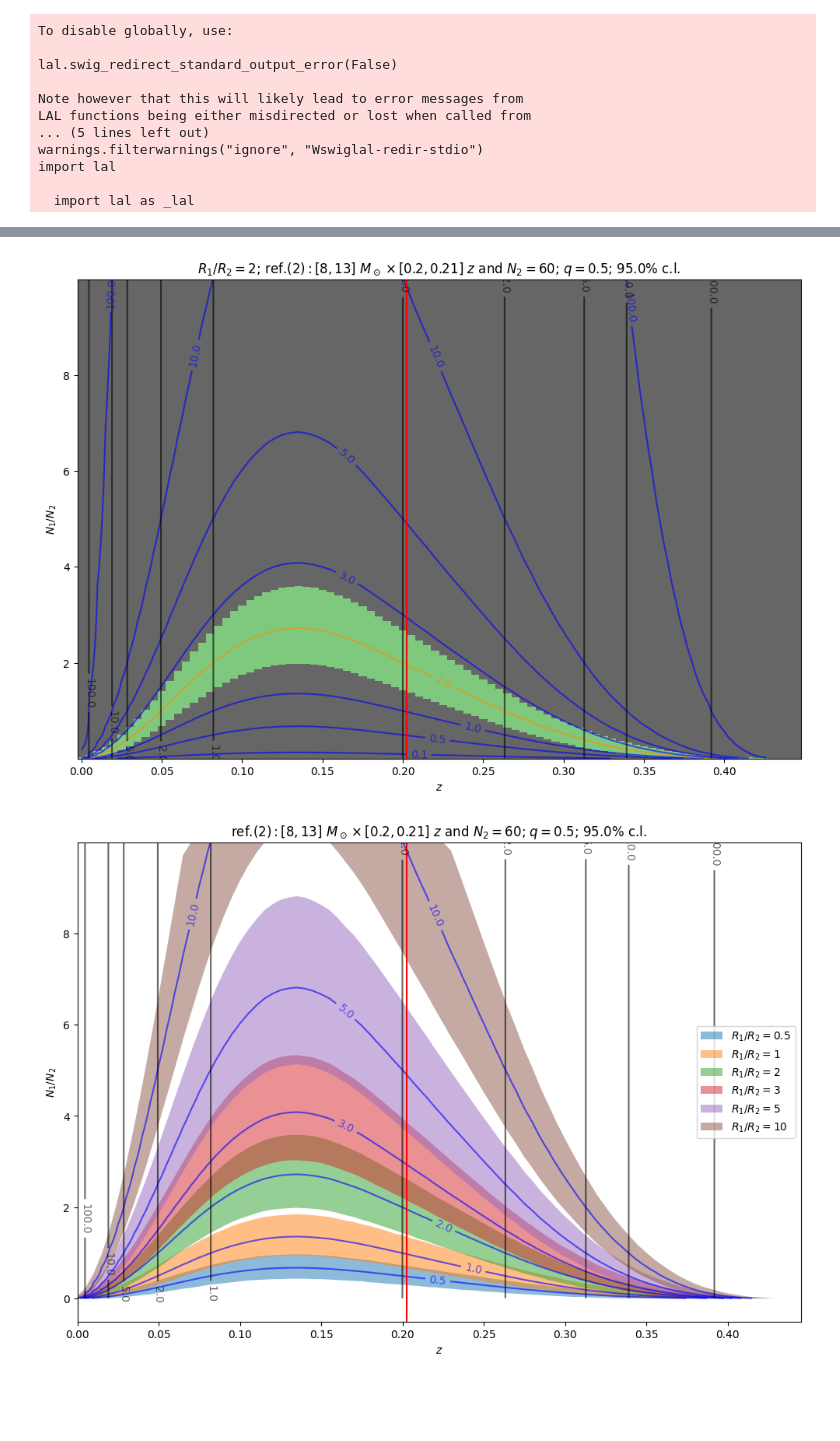
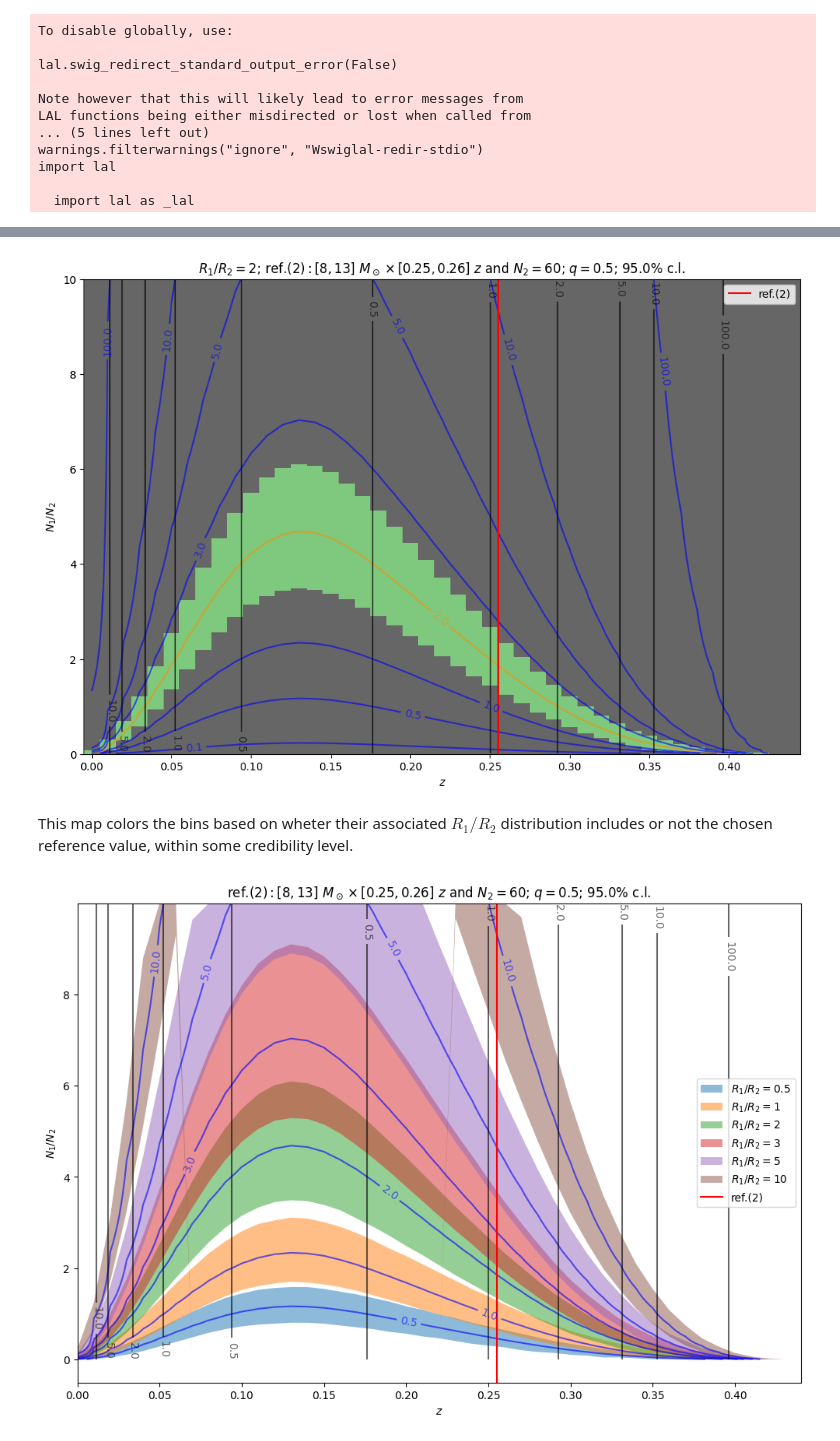
Before and after one commit to F3Solid/master_thesis, a Jupyter notebook: bin_comparison_map_1.ipynb, the cells around one changed output, grey strips where cells are left out. Cells and saved outputs as stored; diff of their text form; code cells hidden in the pictures; blank space fills up the shorter version.

Commit message:
Update bin_comparison_map_1.ipynb
Trying to interpolate contour levels

```diff
--- a/bin_comparison_map_1.ipynb
+++ b/bin_comparison_map_1.ipynb
@@ -25,12 +27,8 @@ import lal
   import lal as _lal
 # %%
 minf, msup = 8, 13
-zw = 0.005 # Width of redshift bins
-zref = 0.2 # Reference redshift (inferior limit of reference redshift bin)
+zw = 0.01 # Width of redshift bins
 q = 0.5 # # q = m2 / m1, with m2 <= m1
-
-bin2_ref = MZQbin(minf, msup, zref, zref + zw, q)
-N2_ref = 60
 
 T_obs = 1
 
@@ -38,7 +36,7 @@ zinf_axis = np.arange(0, 0.45, zw) # Inferior limits of map's redshift bins
 bins_axis = [MZQbin(minf, msup, zinf, zinf + zw, q) for zinf in zinf_axis]
 R1_R2_axis = np.arange(0.01, 5, 0.01)
 
-N1_N2_axis = np.arange(0.01, 10, 0.01)
+N1_N2_axis = np.arange(0.01, 10, 0.02)
 
 cl = 0.95
 # %%
@@ -62,2 +59,7 @@ bin2_ref.VTmc(T_obs)
 if __name__ == '__main__':
     bin_initializer(bins_axis, T_obs)
+# %%
+zref = 0.25 # Reference redshift (inferior limit of reference redshift bin)
+bin2_ref = MZQbin(minf, msup, zref, zref + zw, q)
+N2_ref = 60
+bin2_ref.VTmc(T_obs)
@@ -240,7 +268,7 @@ fig, ax = plt.subplots(figsize=(12, 8))
 ax.set_title(r'$R_1 / R_2 = {5}$; $\text{{ref.(2)}}: [{0}, {1}]\ M_\odot \times [{2}, {3}]\ z$ and $N_2 = {4}$; $q = {6}$; {7}% c.l.'.format(bin2_ref.minf,
                                                                                                                        bin2_ref.msup,
                                                                                                                        bin2_ref.zinf,
-                                                                                                                       np.format_float_positional(bin2_ref.zsup, 2),
+                                                                                                                       np.format_float_positional(bin2_ref.zsup, 3),
                                                                                                                        N2_ref,
                                                                                                                        R1_R2_ref,
                                                                                                                        q,
@@ -267,45 +295,49 @@ cf = ax.contour(zinf_axis, N1_N2_axis, R1_R2_a_array,
 ax.clabel(cf)
 
 # Reference line for the reference bin
-ax.axvline((bin2_ref.zinf + bin2_ref.zsup) / 2, color='red')
+ax.axvline((bin2_ref.zinf + bin2_ref.zsup) / 2, color='red', label='ref.(2)')
+
+ax.legend()
 
 plt.show()
 # %% [output]
-[figure, old version]
+[figure, new version]
+# %% [markdown]
+This map colors the bins based on wheter their associated $R_1 / R_2$ distribution includes or not the chosen reference value, within some credibility level.
 # %%
 fig, ax = plt.subplots(figsize=(12, 8))
 
 ax.set_title(r'$\text{{ref.(2)}}: [{0}, {1}]\ M_\odot \times [{2}, {3}]\ z$ and $N_2 = {4}$; $q = {5}$; {6}% c.l.'.format(bin2_ref.minf,
                                                                                                                        bin2_ref.msup,
                                                                                                                        bin2_ref.zinf,
-                                                                                                                       np.format_float_positional(bin2_ref.zsup, 2),
+                                                                                                                       np.format_float_positional(bin2_ref.zsup, 3),
                                                                                                                        N2_ref,
                                                                                                                        q,
                                                                                                                        cl * 100))
 
 ax.set_xlabel(r'$z$')
 ax.set_ylabel(r'$N_1 / N_2$')
 
 # R_1 / R_2 confidence intervals for multiple values of R1_R2_ref and
 for inf, sup, lb in zip(inf_lvl_alpha, sup_lvl_alpha, R1_R2_ref_list):
     ax.fill_between(zinf_axis, inf, sup, alpha=0.5,
                     label=r'$R_1 / R_2 = {0}$'.format(lb))
 
 # R1/R2 Contour levels
 cf = ax.contour(zinf_axis, N1_N2_axis, R1_R2_CI_array[:, :, 1],
                 levels=R1_R2_ref_list, colors='blue', alpha=0.6)
 ax.clabel(cf)
 
 # a contour levels
 cf = ax.contour(zinf_axis, N1_N2_axis, R1_R2_a_array,
                 levels=[0.5, 1, 2, 5, 10, 100], colors='black', alpha=0.6)
 ax.clabel(cf)
 
 # Reference line for the reference bin
-ax.axvline((bin2_ref.zinf + bin2_ref.zsup) / 2, color='red')
+ax.axvline((bin2_ref.zinf + bin2_ref.zsup) / 2, color='red', label='ref.(2)')
 
 ax.legend()
 
 plt.show()
 # %% [output]
-[figure, old version]
+[figure, new version]
```
Also changed, not shown: parts of 10 cells of this notebook.
